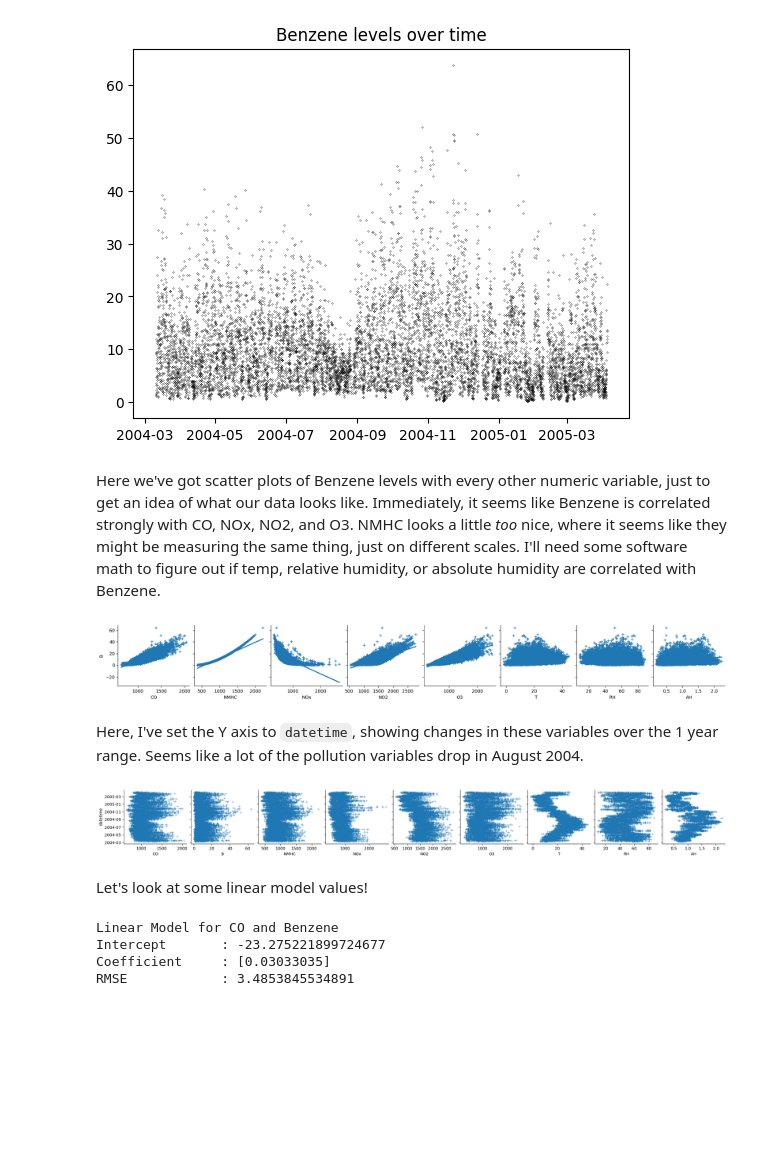
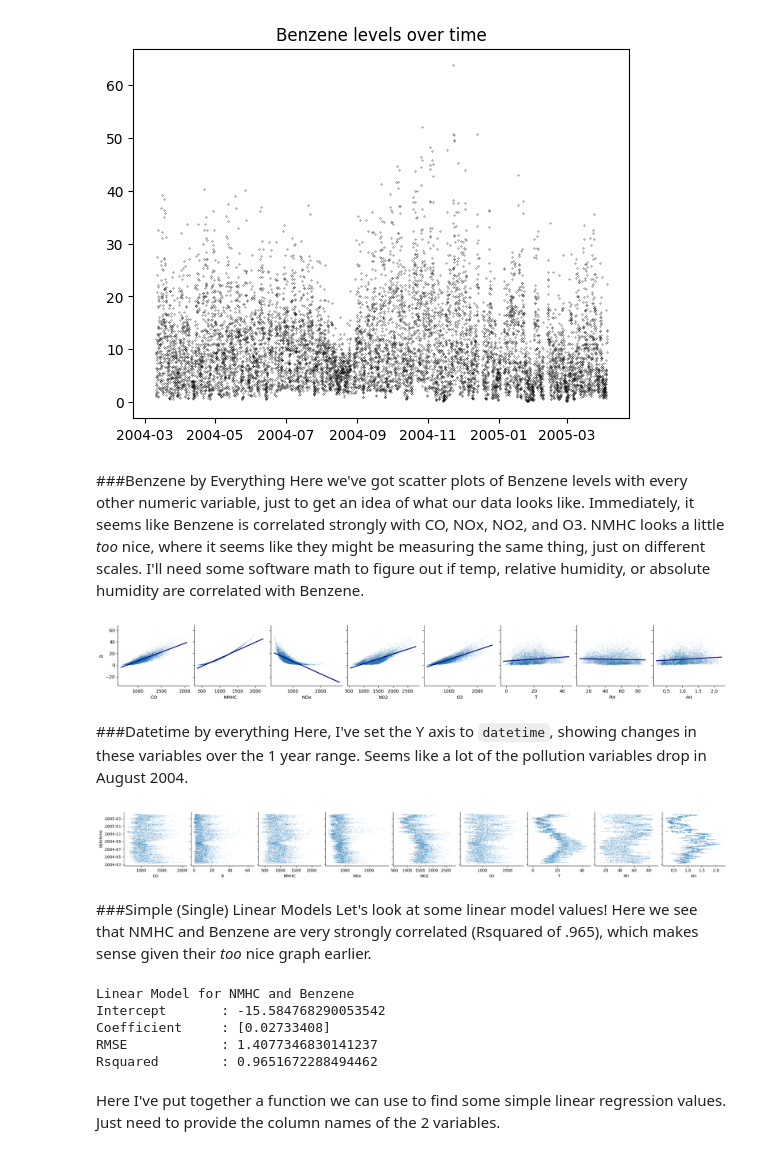
Before and after one commit to tort-cam/ST-554-P1, a Jupyter notebook: Task2/ST554Proj1EDA.ipynb, the cells around one changed output. Saved outputs shown, nothing was run; the diff lists cells and outputs as text; code cells hidden in the pictures; blank space fills up the shorter version.

Commit message:
Just another update -

```diff
--- a/Task2/ST554Proj1EDA.ipynb
+++ b/Task2/ST554Proj1EDA.ipynb
@@ -161,28 +164,38 @@ plt.title("Benzene levels over time")
 Text(0.5, 1.0, 'Benzene levels over time')
 [figure]
 # %% [markdown]
+###Benzene by Everything
 Here we've got scatter plots of Benzene levels with every other numeric variable, just to get an idea of what our data looks like. Immediately, it seems like Benzene is correlated strongly with CO, NOx, NO2, and O3. NMHC looks a little *too* nice, where it seems like they might be measuring the same thing, just on different scales. I'll need some software math to figure out if temp, relative humidity, or absolute humidity are correlated with Benzene.
 # %%
 notB = aqf.columns.drop(["B", "Date", "Time", "datetime"])
-every = sns.pairplot(kind = "reg", data = aqf, y_vars = "B", x_vars = notB, markers = "+")
+every = sns.pairplot(kind = "reg", data = aqf, y_vars = "B", x_vars = notB, markers = "+",plot_kws = {'line_kws':{'lw' : 2, 'color':"darkblue"}, 'scatter_kws':{'alpha':.1, 's':2}})
 # %% [output]
-[figure, old version]
+[figure, new version]
 # %% [markdown]
+###Datetime by everything
 Here, I've set the Y axis to `datetime`, showing changes in these variables over the 1 year range. Seems like a lot of the pollution variables drop in August 2004.
 # %%
 notDT = aqf.columns.drop(["Date", "Time", "datetime"])
-every = sns.pairplot(kind = "scatter", data = aqf, y_vars = "datetime", x_vars = notDT, markers = "+")
+every = sns.pairplot(kind = "scatter", data = aqf, y_vars = "datetime", x_vars = notDT, markers = "+", plot_kws = {'s' : 2})
 # %% [output]
-[figure, old version]
+[figure, new version]
-# %% [markdown]
-Let's look at some linear model values!
+# %% [markdown]
+###Simple (Single) Linear Models
+Let's look at some linear model values!
+Here we see that NMHC and Benzene are very strongly correlated (Rsquared of .965), which makes sense given their *too* nice graph earlier.
 # %%
+X_train, X_test, y_train, y_test = train_test_split(aqf['NMHC'], aqf['B'], test_size=0.2, random_state=42)
 co = linear_model.LinearRegression()
-co.fit(aqf['CO'].values.reshape(-1,1), aqf['B'])
-COpred = co.predict(aqf["CO"].values.reshape(-1,1))
-print("Linear Model for CO and Benzene", "\nIntercept \t:", co.intercept_, "\nCoefficient\t:", co.coef_, "\nRMSE\t\t:", np.sqrt(metrics.mean_squared_error(aqf["B"], COpred)))
+co.fit(X_train.values.reshape(-1,1), y_train.values)
+COpred = co.predict(X_train.values.reshape(-1,1))
+print("Linear Model for NMHC and Benzene", "\nIntercept \t:", co.intercept_, "\nCoefficient\t:", co.coef_, \
+      "\nRMSE\t\t:", np.sqrt(metrics.mean_squared_error(y_train.values, COpred)), "\nRsquared\t:", \
+      co.score(X_test.values.reshape(-1,1), y_test))
 # %% [output]
-Linear Model for CO and Benzene
-Intercept       : -23.275221899724677
-Coefficient     : [0.03033035]
-RMSE            : 3.4853845534891
+Linear Model for NMHC and Benzene
+Intercept       : -15.584768290053542
+Coefficient     : [0.02733408]
+RMSE            : 1.4077346830141237
+Rsquared        : 0.9651672288494462
+# %% [markdown]
+Here I've put together a function we can use to find some simple linear regression values. Just need to provide the column names of the 2 variables.
```
Also changed, not shown: parts of 23 cells of this notebook.
